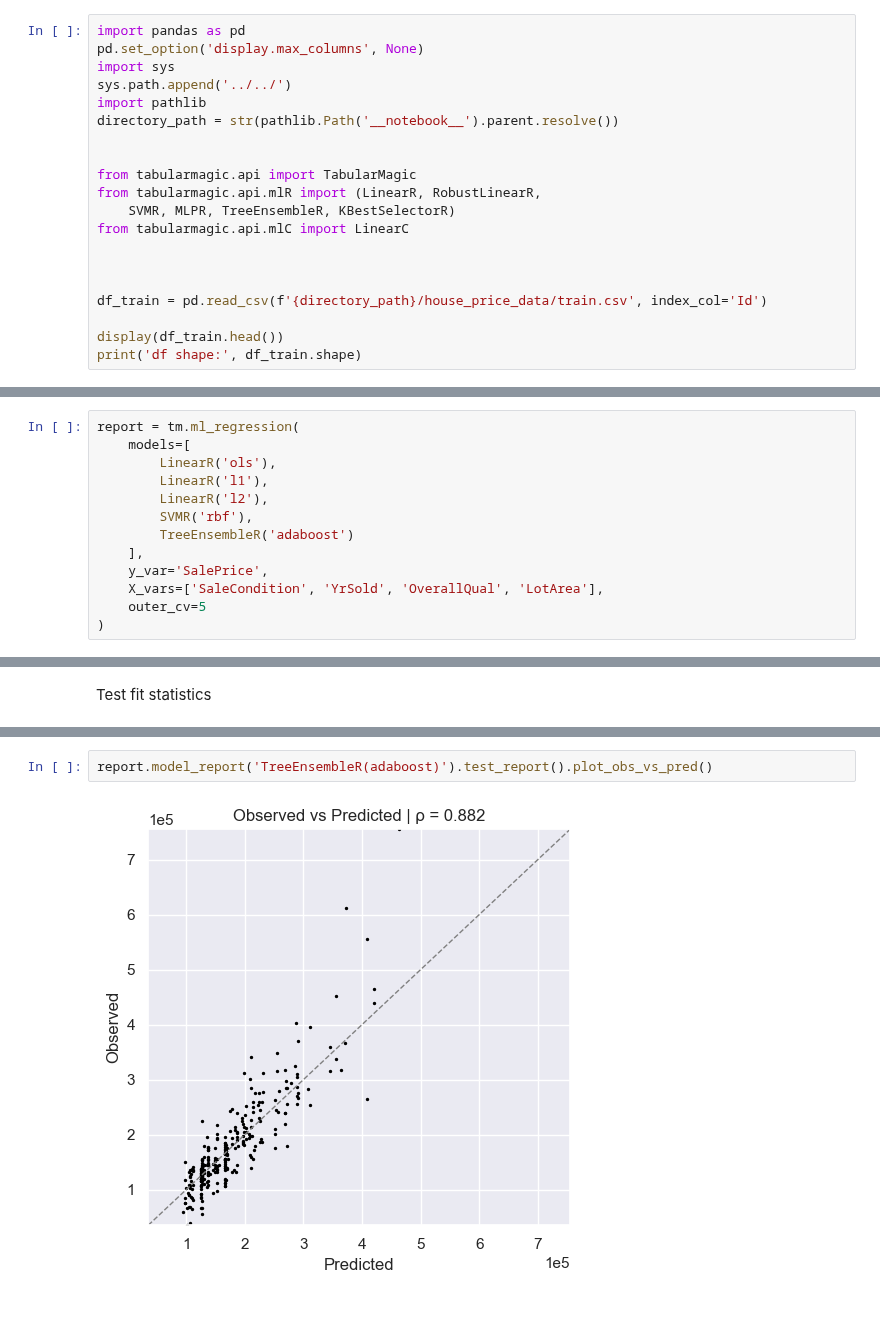
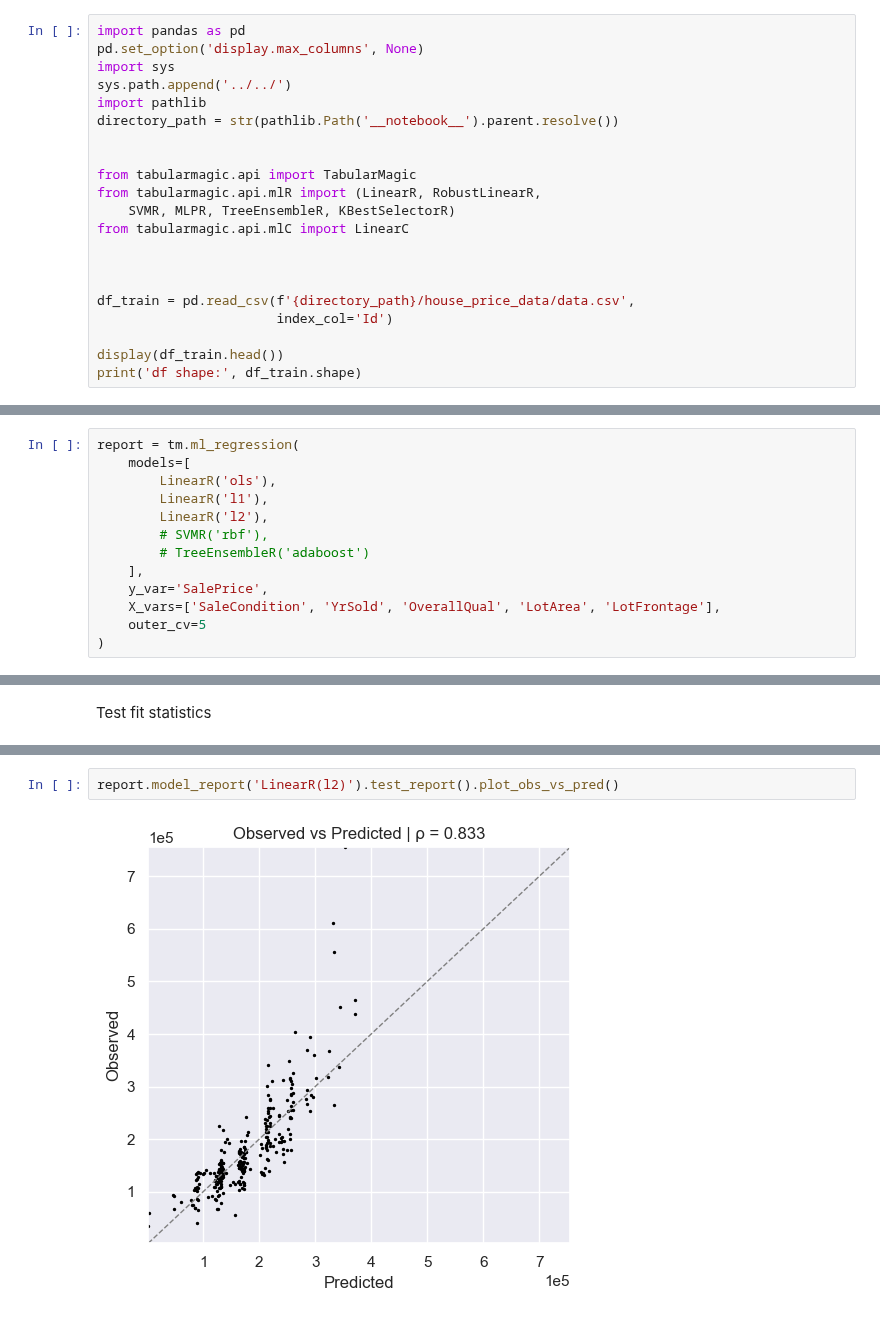
Before and after one commit to ajy25/TabularMagic, a Jupyter notebook: demo/regression/house_prices.ipynb, the cells around one changed output, grey strips where cells are left out. Cells and saved outputs as stored; diff of their text form.

```diff
--- a/demo/regression/house_prices.ipynb
+++ b/demo/regression/house_prices.ipynb
@@ -14,7 +14,8 @@ from tabularmagic.api.mlC import LinearC
 
 
 
-df_train = pd.read_csv(f'{directory_path}/house_price_data/train.csv', index_col='Id')
+df_train = pd.read_csv(f'{directory_path}/house_price_data/data.csv',
+                       index_col='Id')
 
 display(df_train.head())
 print('df shape:', df_train.shape)
@@ -119,11 +163,11 @@ report = tm.ml_regression(
         LinearR('ols'),
         LinearR('l1'),
         LinearR('l2'),
-        SVMR('rbf'),
-        TreeEnsembleR('adaboost')
+        # SVMR('rbf'),
+        # TreeEnsembleR('adaboost')
     ],
     y_var='SalePrice',
-    X_vars=['SaleCondition', 'YrSold', 'OverallQual', 'LotArea'],
+    X_vars=['SaleCondition', 'YrSold', 'OverallQual', 'LotArea', 'LotFrontage'],
     outer_cv=5
 )
 # %% [output]
@@ -189,4 +229,4 @@ report.fit_statistics('test')
 # %%
-report.model_report('TreeEnsembleR(adaboost)').test_report().plot_obs_vs_pred()
+report.model_report('LinearR(l2)').test_report().plot_obs_vs_pred()
 # %% [output]
-[figure, old version]
+[figure, new version]
```
Also changed, not shown: parts of 7 cells of this notebook, 19 other files.
